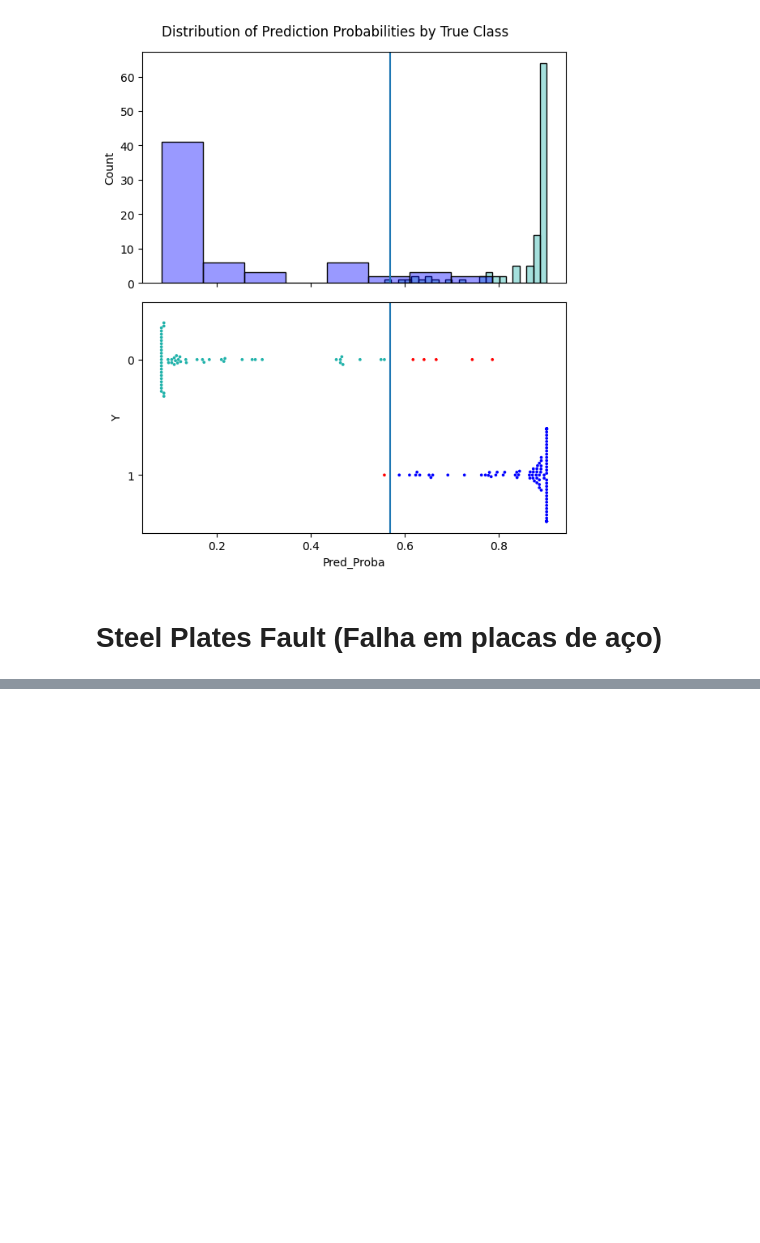
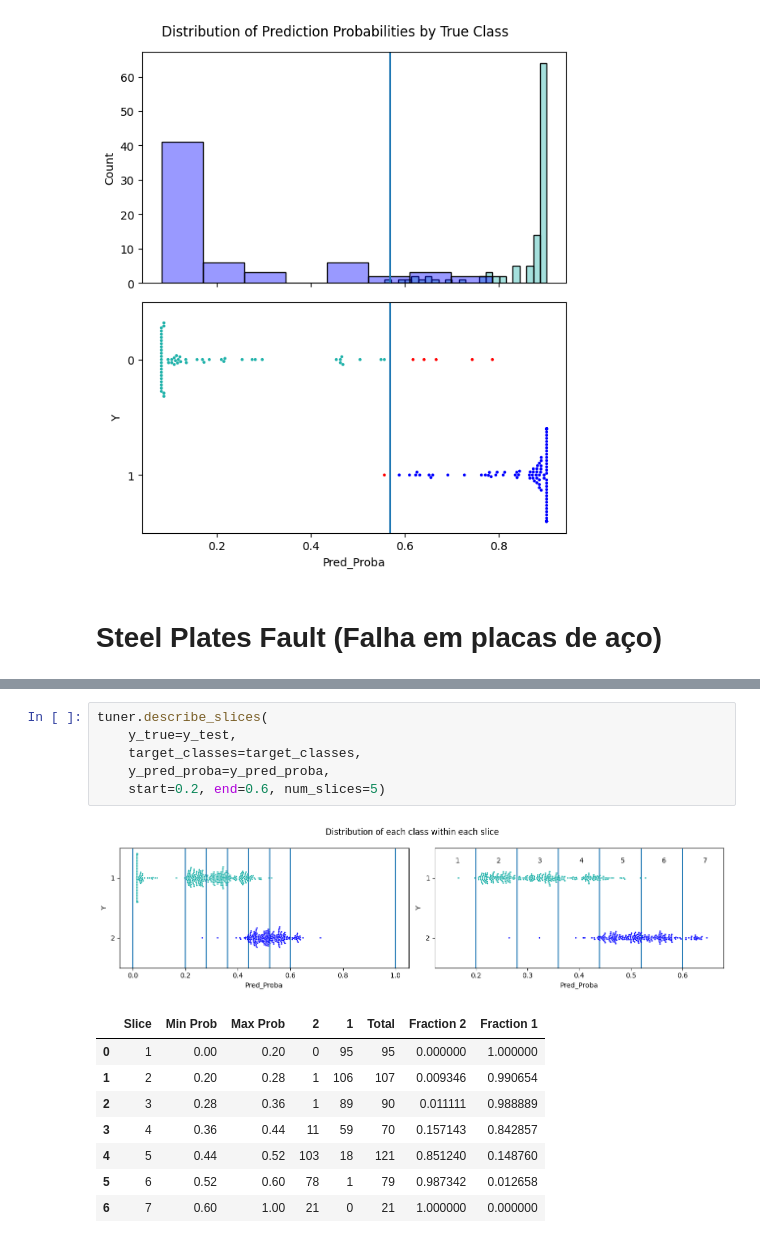
Before and after one commit to EddyGiusepe/ClassificationTresholdTuner, a Jupyter notebook: notebooks/Real_Datasets.ipynb, the cells around one changed output, grey strips where cells are left out. Cells and saved outputs as stored; diff of their text form; blank space fills up the shorter version.

```diff
--- a/notebooks/Real_Datasets.ipynb
+++ b/notebooks/Real_Datasets.ipynb
@@ -171,0 +250,16 @@ df.head()
+# %%
+tuner.describe_slices(
+    y_true=y_test,
+    target_classes=target_classes,
+    y_pred_proba=y_pred_proba,
+    start=0.2, end=0.6, num_slices=5)
+# %% [output]
+[figure, added]
+|  | Slice | Min Prob | Max Prob | 2 | 1 | Total | Fraction 2 | Fraction 1 |
+| 0 | 1 | 0.00 | 0.20 | 0 | 95 | 95 | 0.000000 | 1.000000 |
+| 1 | 2 | 0.20 | 0.28 | 1 | 106 | 107 | 0.009346 | 0.990654 |
+| 2 | 3 | 0.28 | 0.36 | 1 | 89 | 90 | 0.011111 | 0.988889 |
+| 3 | 4 | 0.36 | 0.44 | 11 | 59 | 70 | 0.157143 | 0.842857 |
+| 4 | 5 | 0.44 | 0.52 | 103 | 18 | 121 | 0.851240 | 0.148760 |
+| 5 | 6 | 0.52 | 0.60 | 78 | 1 | 79 | 0.987342 | 0.012658 |
+| 6 | 7 | 0.60 | 1.00 | 21 | 0 | 21 | 1.000000 | 0.000000 |
```
Also changed, not shown: parts of 32 cells of this notebook.
